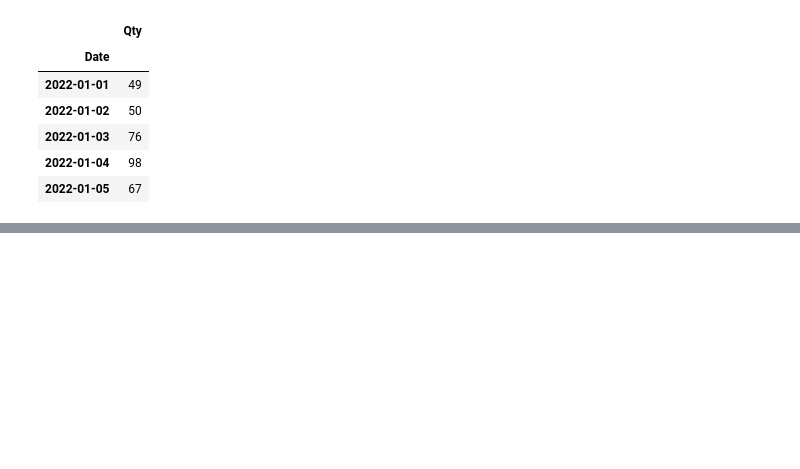
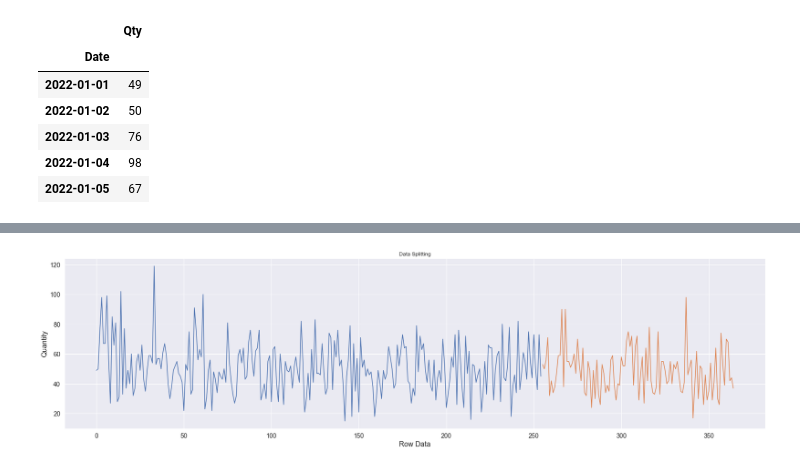
Before and after one commit to TheOX7/Final-Task-Kalbe, a Jupyter notebook: time_series.ipynb, the cells around one changed output, grey strips where cells are left out. Drawn from its saved outputs; the diff is of its cells as text; code cells hidden in the pictures; blank space fills up the shorter version.

```diff
--- a/time_series.ipynb
+++ b/time_series.ipynb
@@ -334,0 +577,10 @@ plt.show()
+# %%
+from sklearn.model_selection import train_test_split
+
+# Splitting data tanpa pengambilan secara random
+train, test = train_test_split(df_grouped['Qty'], test_size = 0.3, shuffle = False)
+
+train = train.to_frame()
+test = test.to_frame()
+
+train
@@ -334,0 +602,21 @@ plt.show()
+# %%
+train_len = train.shape[0]
+data_len = df_grouped.shape[0]
+
+x_train = np.array(range(0, train_len))
+x_test = np.array(range(train_len, data_len))
+
+sns.set(rc={"figure.figsize": (28, 7)})
+
+sns.lineplot(x=x_train, y=train['Qty']).set(title='Data Splitting')
+sns.lineplot(x=x_test, y=test['Qty'])
+
+plt.xticks(fontsize=14)
+plt.yticks(fontsize=14)
+
+plt.xlabel('Row Data', fontsize=16)
+plt.ylabel('Quantity', fontsize=16)
+
+plt.show()
+# %% [output]
+[figure, added]
```
Also changed, not shown: parts of 43 cells of this notebook.
